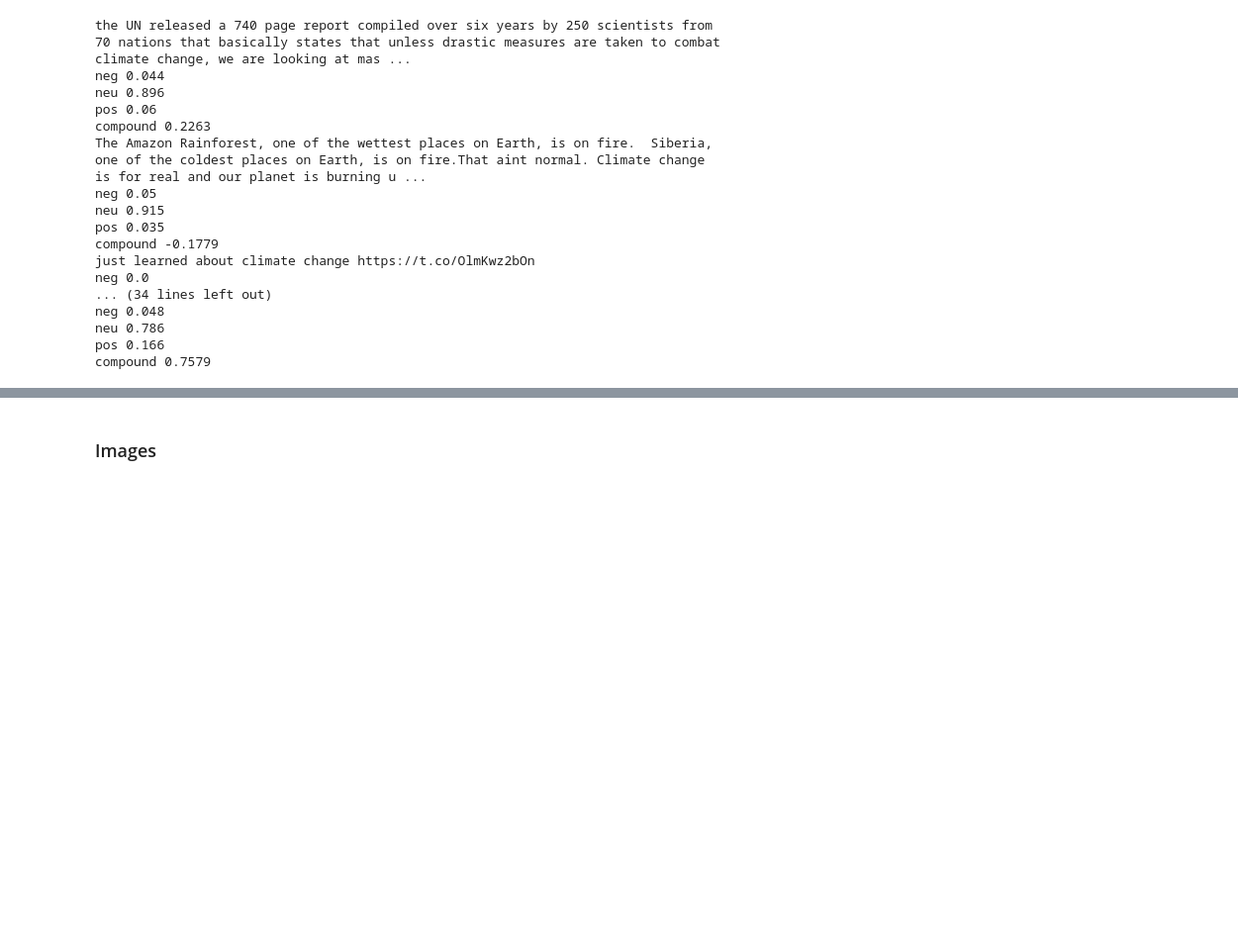
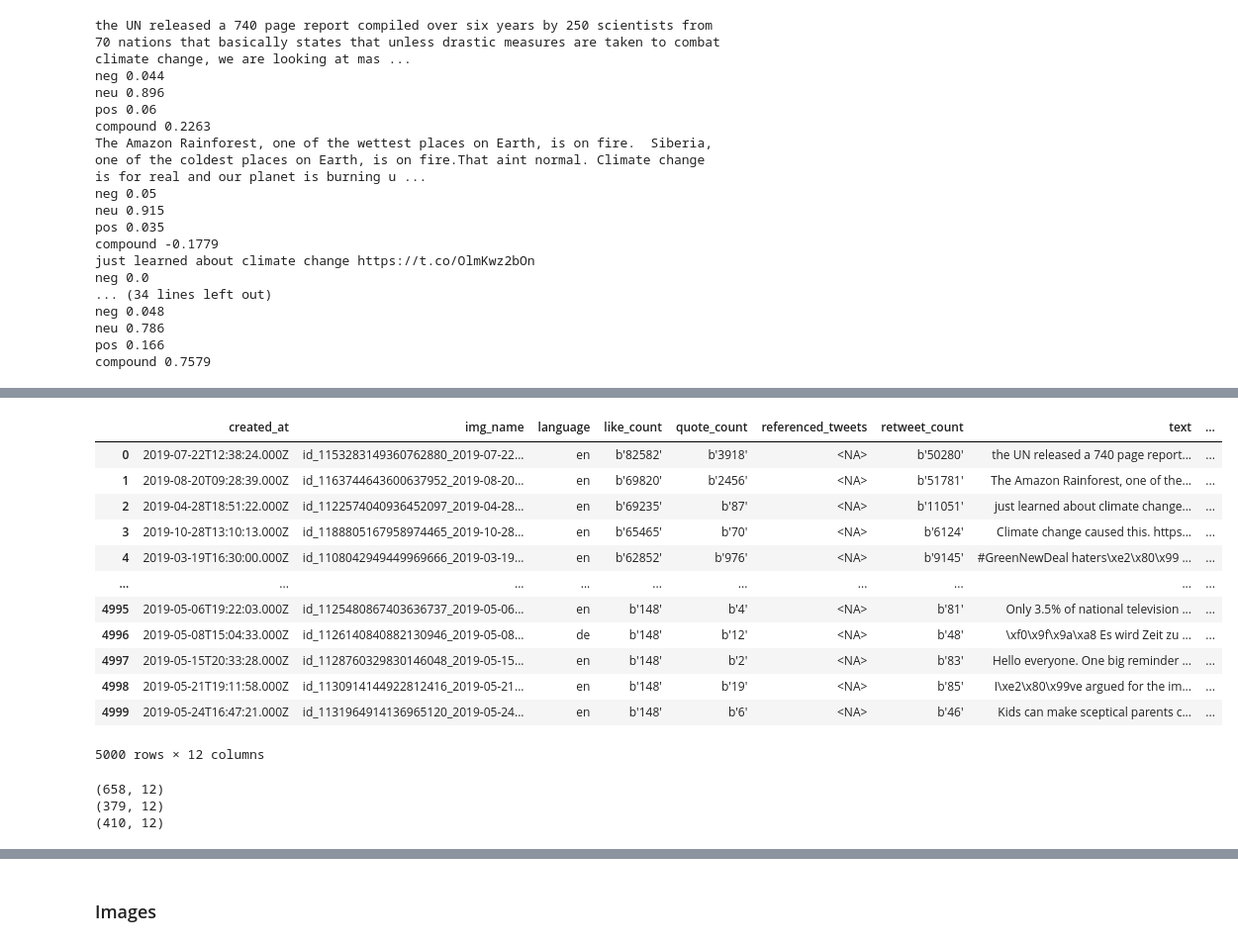
Before and after one commit to mkleinma/Team_Project_ComputerVision, a Jupyter notebook: assessment/sentiment-analysis/sentiment_analysis.ipynb, the cells around one changed output, grey strips where cells are left out. Shown: that part at 99% size. Saved outputs shown, nothing was run; the diff lists cells and outputs as text; code cells hidden in the pictures; blank space fills up the shorter version.

Commit message:
text sentiment analysis VADER. roBERTa

```diff
--- a/assessment/sentiment-analysis/sentiment_analysis.ipynb
+++ b/assessment/sentiment-analysis/sentiment_analysis.ipynb
@@ -123,5 +154,0 @@ Some weights of the model checkpoint at cardiffnlp/twitter-roberta-base-sentimen
-# %%
-text = df['text'][0]
-encoded_input = tokenizer(text, return_tensors='pt')
-output = model(**encoded_input)
-print(output)
@@ -129,0 +155,8 @@ SequenceClassifierOutput(loss=None, logits=tensor([[ 1.6202,  0.4275, -2.5437]],
+# %%
+# Access the text of observation #64
+# df.loc[64]
+
+# Delete observation 64 bc text cant be processed due to different alphabet
+# Drop the rows with index 64 and 204
+df_test = df.copy()
+# df_test = df_test.drop(index=[64, 204, 330, 335])
@@ -129,0 +166,42 @@ SequenceClassifierOutput(loss=None, logits=tensor([[ 1.6202,  0.4275, -2.5437]],
+# %%
+from scipy.special import softmax
+import re, string
+import emoji
+# Initialize the columns for the sentiment scores
+
+def strip_emoji(text):
+    return re.sub(emoji.get_emoji_regexp(), r"", text)
+
+df_sent = df_test.copy()
+df_sent['Negative'] = 0.0
+df_sent['Neutral'] = 0.0
+df_sent['Positive'] = 0.0
+
+excluded = 0
+# Go through the whole dataframe
+for index, row in df_sent.iterrows():
+    tweet_text = row['text']
+    no_emoji_tweet = emoji.replace_emoji(tweet_text, "")
+    encoded_tweet = tokenizer(str(no_emoji_tweet), return_tensors='pt')
+    # print(no_emoji_tweet)
+
+    shape = encoded_tweet['input_ids'].shape
+    # print(shape[1])
+    if shape[1] > 512:
+        print("Tweet too long")
+        excluded += 1
+        continue
+
+    output = model(**encoded_tweet)
+
+    scores = output[0][0].detach().numpy()
+    scores = softmax(scores)
+
+    # Assign the scores to the respective columns
+    df_sent.at[index, 'Negative'] = scores[0]
+    df_sent.at[index, 'Neutral'] = scores[1]
+    df_sent.at[index, 'Positive'] = scores[2]
+
+print(f"{excluded} tweets have been skipped due to their length.")
+df_sent
+# %% [output]
@@ -129,0 +225,13 @@ SequenceClassifierOutput(loss=None, logits=tensor([[ 1.6202,  0.4275, -2.5437]],
+|  | created_at | img_name | language | like_count | quote_count | referenced_tweets | retweet_count | text | ... |
+| 0 | 2019-07-22T12:38:24.000Z | id_1153283149360762880_2019-07-22... | en | b'82582' | b'3918' | <NA> | b'50280' | the UN released a 740 page report... | ... |
+| 1 | 2019-08-20T09:28:39.000Z | id_1163744643600637952_2019-08-20... | en | b'69820' | b'2456' | <NA> | b'51781' | The Amazon Rainforest, one of the... | ... |
+| 2 | 2019-04-28T18:51:22.000Z | id_1122574040936452097_2019-04-28... | en | b'69235' | b'87' | <NA> | b'11051' | just learned about climate change... | ... |
+| 3 | 2019-10-28T13:10:13.000Z | id_1188805167958974465_2019-10-28... | en | b'65465' | b'70' | <NA> | b'6124' | Climate change caused this. https... | ... |
+| 4 | 2019-03-19T16:30:00.000Z | id_1108042949449969666_2019-03-19... | en | b'62852' | b'976' | <NA> | b'9145' | #GreenNewDeal haters\xe2\x80\x99 ... | ... |
+| ... | ... | ... | ... | ... | ... | ... | ... | ... | ... |
+| 4995 | 2019-05-06T19:22:03.000Z | id_1125480867403636737_2019-05-06... | en | b'148' | b'4' | <NA> | b'81' | Only 3.5% of national television ... | ... |
+| 4996 | 2019-05-08T15:04:33.000Z | id_1126140840882130946_2019-05-08... | de | b'148' | b'12' | <NA> | b'48' | \xf0\x9f\x9a\xa8 Es wird Zeit zu ... | ... |
+| 4997 | 2019-05-15T20:33:28.000Z | id_1128760329830146048_2019-05-15... | en | b'148' | b'2' | <NA> | b'83' | Hello everyone. One big reminder ... | ... |
+| 4998 | 2019-05-21T19:11:58.000Z | id_1130914144922812416_2019-05-21... | en | b'148' | b'19' | <NA> | b'85' | I\xe2\x80\x99ve argued for the im... | ... |
+| 4999 | 2019-05-24T16:47:21.000Z | id_1131964914136965120_2019-05-24... | en | b'148' | b'6' | <NA> | b'46' | Kids can make sceptical parents c... | ... |
+5000 rows × 12 columns
@@ -129,0 +245,8 @@ SequenceClassifierOutput(loss=None, logits=tensor([[ 1.6202,  0.4275, -2.5437]],
+# %%
+print(df_sent_high_pos.shape)
+print(df_sent_high_neu.shape)
+print(df_sent_high_neg.shape)
+# %% [output]
+(658, 12)
+(379, 12)
+(410, 12)
```
Also changed, not shown: parts of 13 cells of this notebook.
